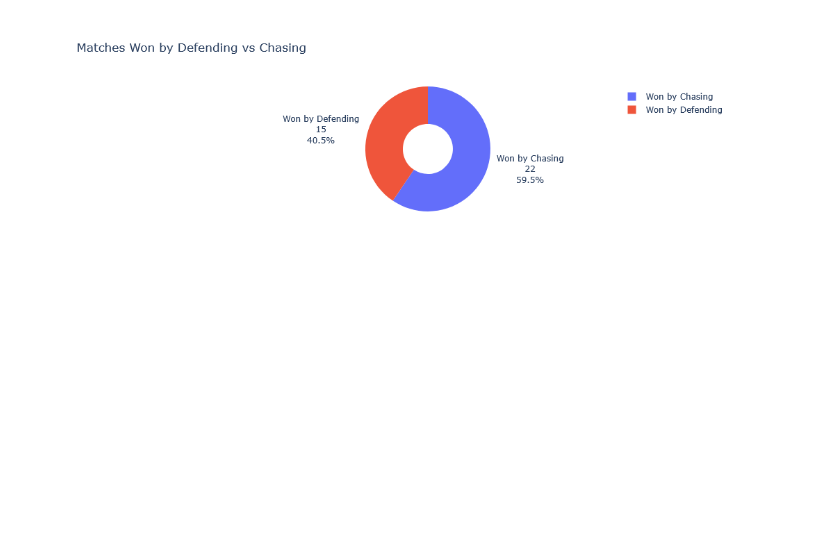
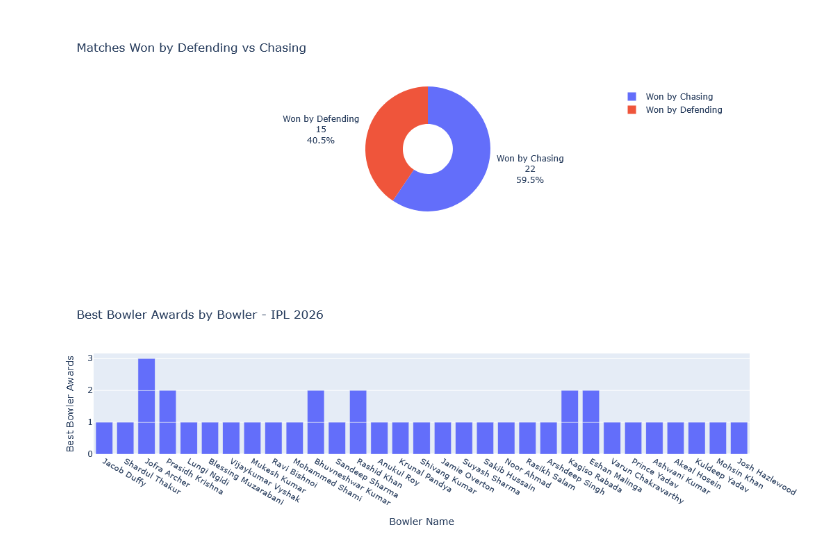
Before and after one commit to SAI01-05/Python_Data_Analysis_Mini_Project-2, a Jupyter notebook: IPL_2026_Analysis_First_39_Matches.ipynb, the cells around one changed output. Cells and saved outputs as stored; diff of their text form; code cells hidden in the pictures; blank space fills up the shorter version.

```diff
--- a/IPL_2026_Analysis_First_39_Matches.ipynb
+++ b/IPL_2026_Analysis_First_39_Matches.ipynb
@@ -72,3 +72,16 @@ fig.update_layout(
 fig.show()
 # %% [output]
 [figure]
+# %%
+figure=px.bar(
+                data,
+                x="best_bowling",
+                title="Best Bowler Awards by Bowler - IPL 2026",
+                 labels={
+                        "best_bowling": "Bowler Name",  # Label for X-axis
+                        "count": "Best Bowler Awards "           # Label for Y-axis
+                        }
+            )
+figure.show()
+# %% [output]
+[figure, added]
```
Also changed, not shown: parts of 3 cells of this notebook.
